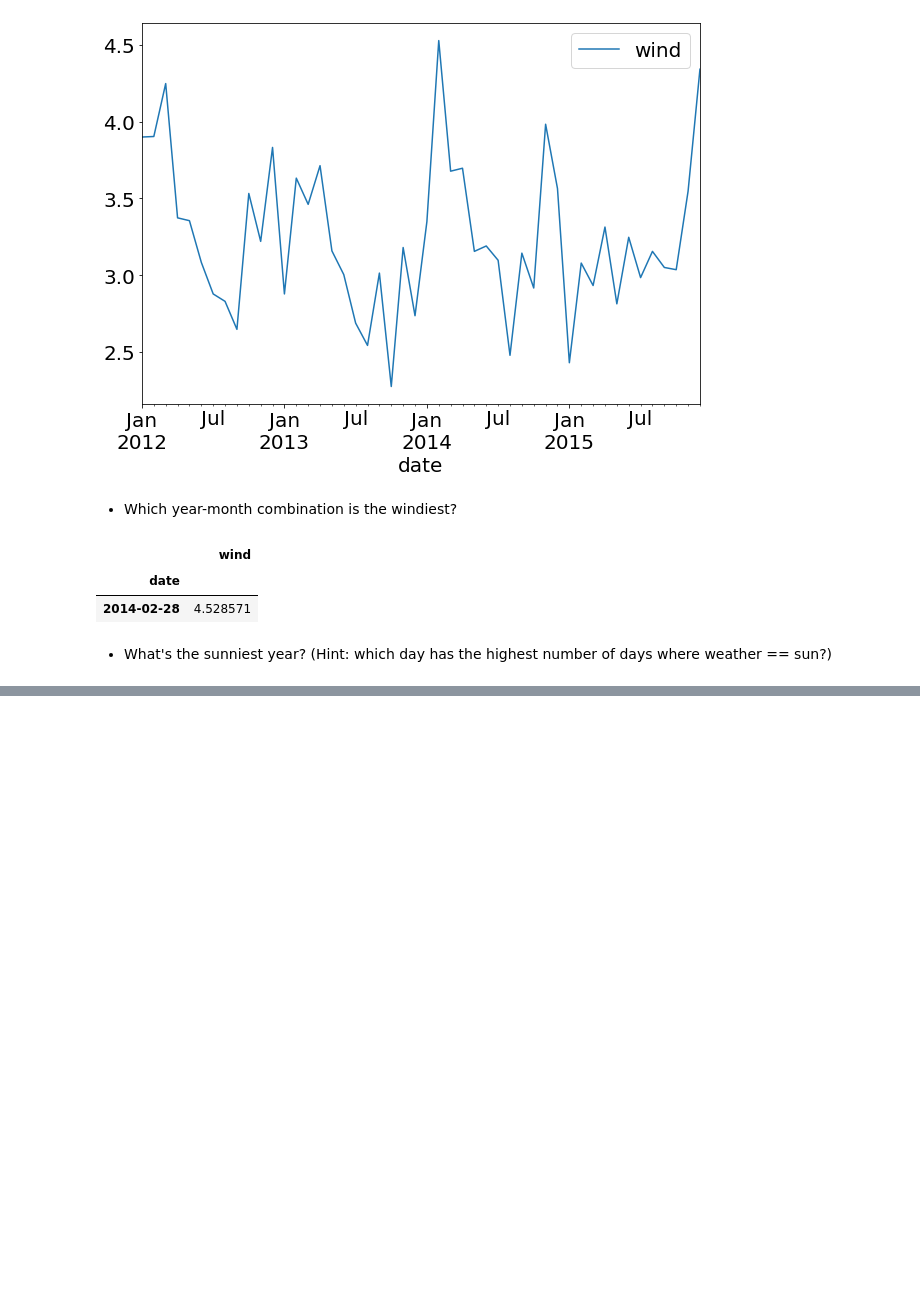
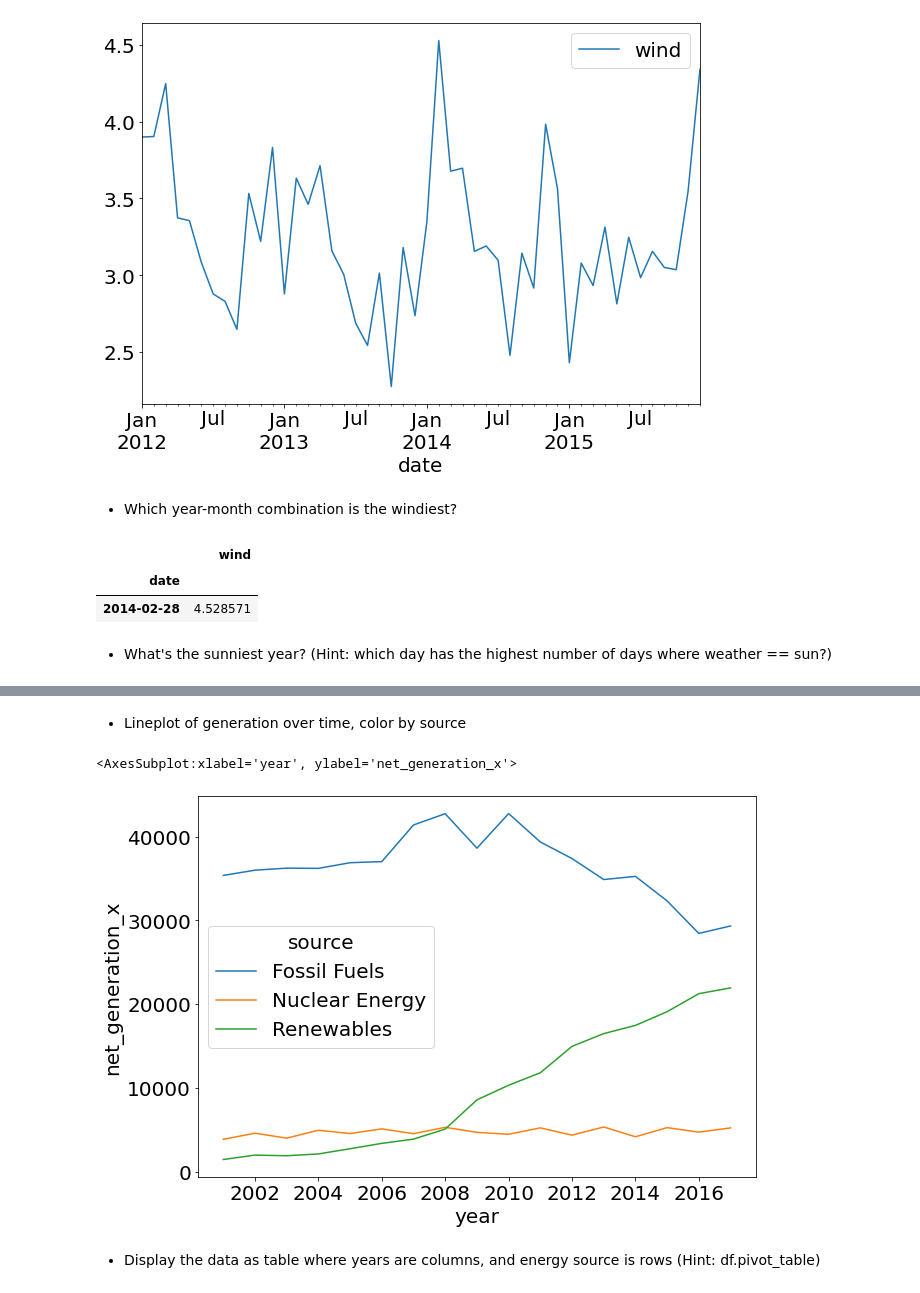
Before and after one commit to Chenchen070/time_series, a Jupyter notebook: work_with_time_series_exercises.ipynb, the cells around one changed output, grey strips where cells are left out. Drawn from its saved outputs; the diff is of its cells as text; code cells hidden in the pictures; blank space fills up the shorter version.

```diff
--- a/work_with_time_series_exercises.ipynb
+++ b/work_with_time_series_exercises.ipynb
@@ -374,0 +655,3 @@ df_weather.head()
+# %%
+df_electricity['yearly'] = df_electricity.set_index('year').index.year
+df_electricity.head()
@@ -374,0 +665,3 @@ df_weather.head()
+# %%
+year_total = df_electricity.groupby('yearly').sum()
+year_total.head()
@@ -374,0 +676,3 @@ df_weather.head()
+# %%
+df_electricity = df_electricity.merge(year_total, how="left", on="yearly")
+df_electricity.head()
@@ -374,0 +686,3 @@ df_weather.head()
+# %%
+df_electricity['year_percentage'] = df_electricity.net_generation_x / df_electricity.net_generation_y
+df_electricity.head()
@@ -374,0 +696,9 @@ df_weather.head()
+# %% [markdown]
+* Lineplot of generation over time, color by source
+# %%
+sns.lineplot(data = df_electricity, x = 'year', y = 'net_generation_x',  hue = 'source')
+# %% [output]
+<AxesSubplot:xlabel='year', ylabel='net_generation_x'>
+[figure, added]
+# %% [markdown]
+* Display the data as table where years are columns, and energy source is rows (Hint: df.pivot_table)
```
Also changed, not shown: parts of 43 cells of this notebook.
